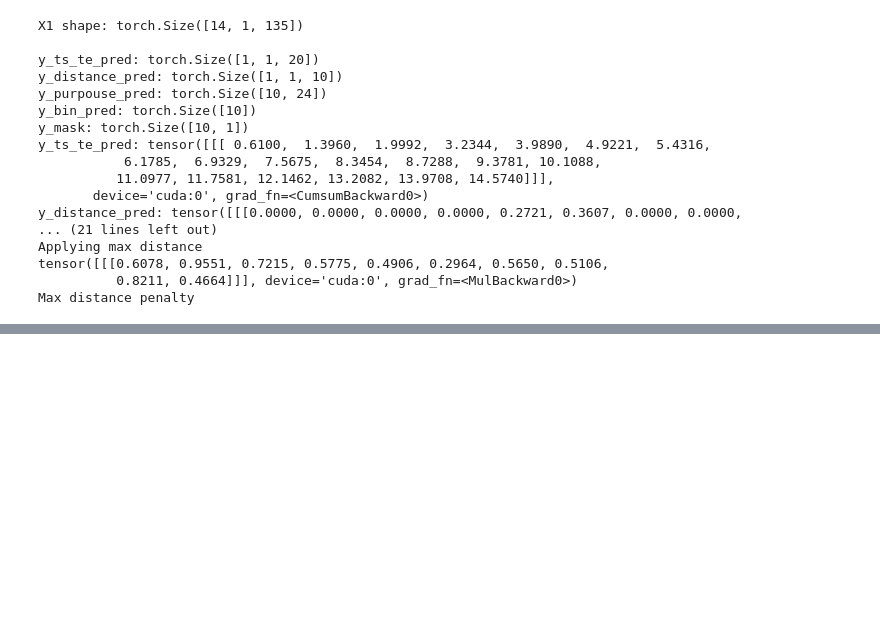
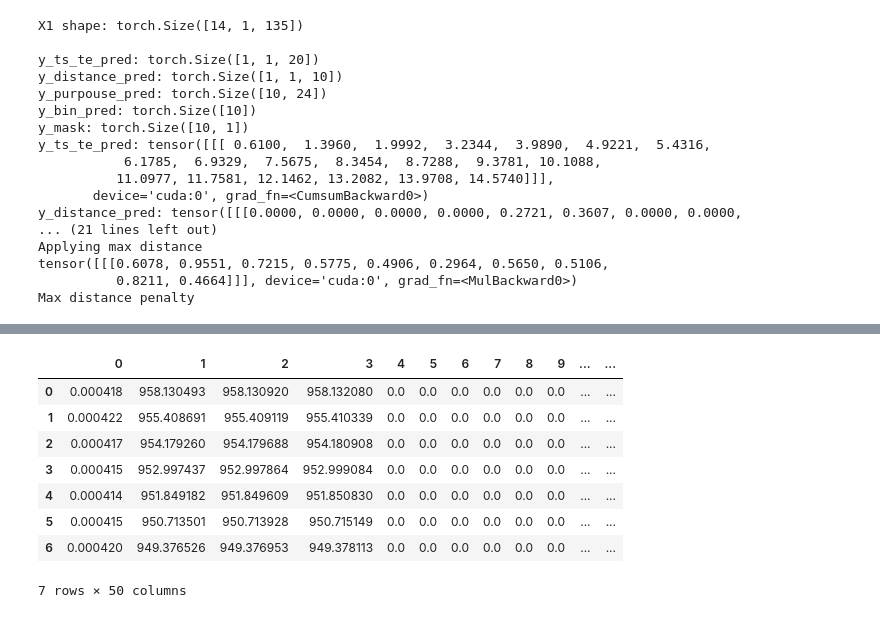
Before and after one commit to andriysinclair/GANS4MOBILITY, a Jupyter notebook: rough.ipynb, the cells around one changed output, grey strips where cells are left out. Saved outputs shown, nothing was run; the diff lists cells and outputs as text; code cells hidden in the pictures; blank space fills up the shorter version.

```diff
--- a/rough.ipynb
+++ b/rough.ipynb
@@ -1082,0 +1107,16 @@ INFO: Categorical loss 1-ahead: 0.1898973435163498 | Categorical loss 7-ahead: 0
+# %%
+df = pd.DataFrame(complete_travel_diaries[4996].reshape(7,50).cpu().numpy())
+df.iloc[:,:20] = df.iloc[:,:20].apply(lambda x: custom_numerical_scaler(x=x, x_min=0, x_max=60*24, inverse=True))
+df.iloc[:,20:30] = df.iloc[:,20:30].apply(lambda x: log_transformer(x, inverse=True))
+
+df.iloc[:,:]
+# %% [output]
+|  | 0 | 1 | 2 | 3 | 4 | 5 | 6 | 7 | 8 | 9 | ... | ... |
+| 0 | 0.000418 | 958.130493 | 958.130920 | 958.132080 | 0.0 | 0.0 | 0.0 | 0.0 | 0.0 | 0.0 | ... | ... |
+| 1 | 0.000422 | 955.408691 | 955.409119 | 955.410339 | 0.0 | 0.0 | 0.0 | 0.0 | 0.0 | 0.0 | ... | ... |
+| 2 | 0.000417 | 954.179260 | 954.179688 | 954.180908 | 0.0 | 0.0 | 0.0 | 0.0 | 0.0 | 0.0 | ... | ... |
+| 3 | 0.000415 | 952.997437 | 952.997864 | 952.999084 | 0.0 | 0.0 | 0.0 | 0.0 | 0.0 | 0.0 | ... | ... |
+| 4 | 0.000414 | 951.849182 | 951.849609 | 951.850830 | 0.0 | 0.0 | 0.0 | 0.0 | 0.0 | 0.0 | ... | ... |
+| 5 | 0.000415 | 950.713501 | 950.713928 | 950.715149 | 0.0 | 0.0 | 0.0 | 0.0 | 0.0 | 0.0 | ... | ... |
+| 6 | 0.000420 | 949.376526 | 949.376953 | 949.378113 | 0.0 | 0.0 | 0.0 | 0.0 | 0.0 | 0.0 | ... | ... |
+7 rows × 50 columns
```
Also changed, not shown: parts of 18 cells of this notebook, 1 other file.
